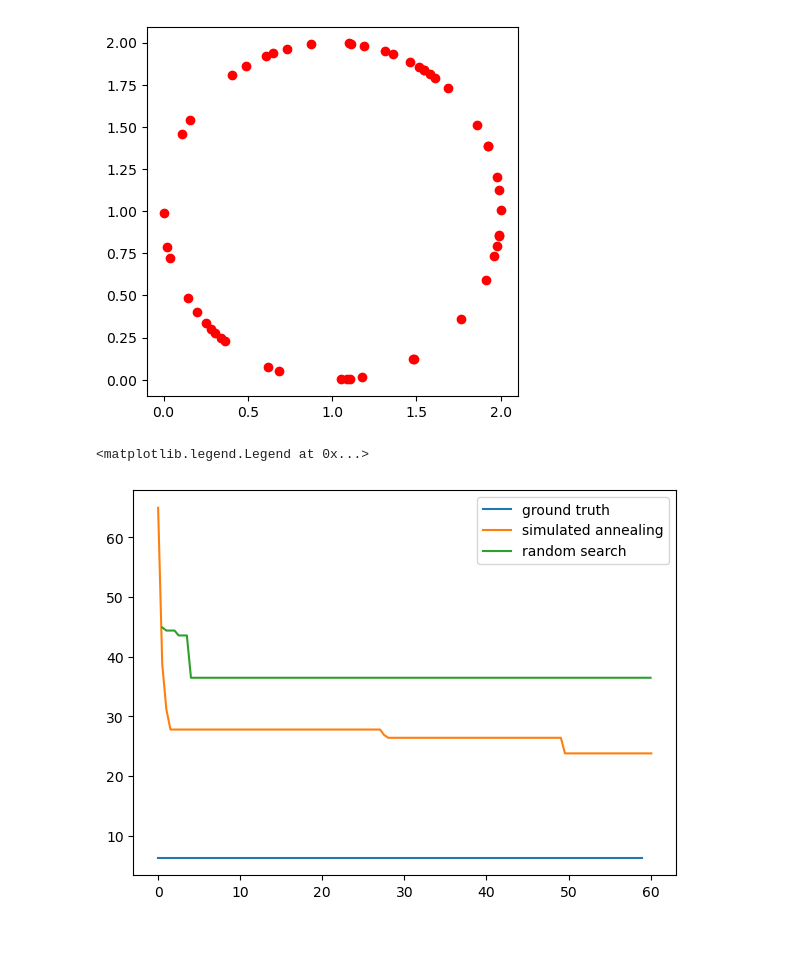
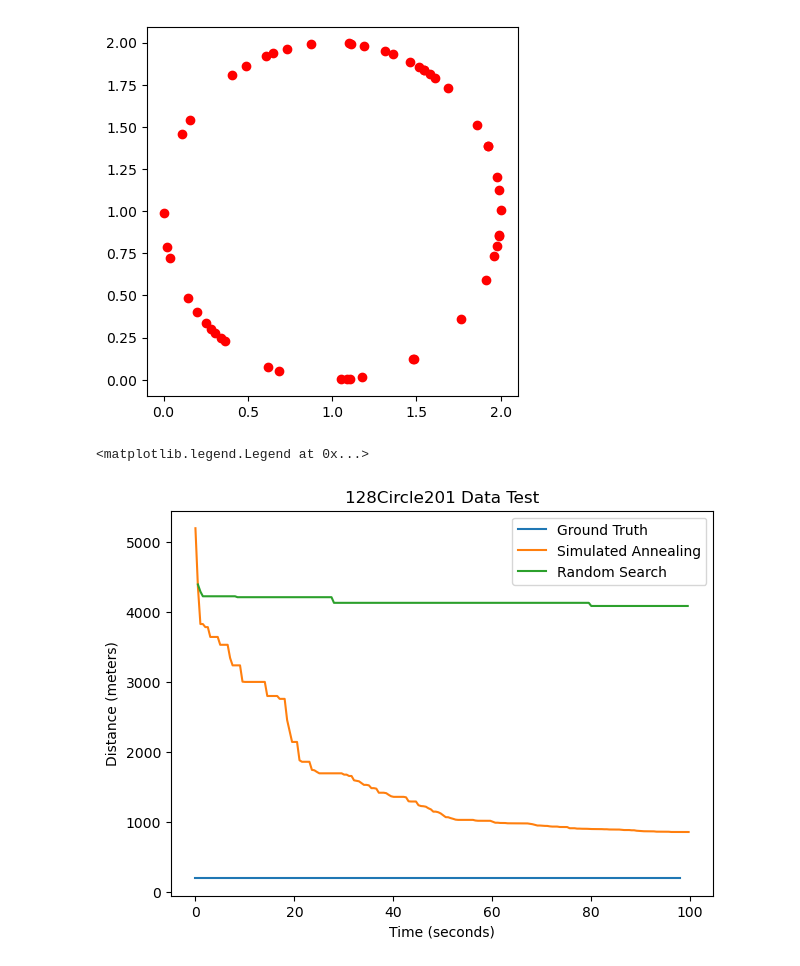
Before and after one commit to jakecreate/cs179m-project1-tsp, a Jupyter notebook: notebooks/experiment_track.ipynb, the cells around one changed output. Cells and saved outputs as stored; diff of their text form; code cells hidden in the pictures; blank space fills up the shorter version.

Commit message:
add random search output

```diff
--- a/notebooks/experiment_track.ipynb
+++ b/notebooks/experiment_track.ipynb
@@ -20,15 +20,22 @@ plt.show()
 # np.savetxt(f'../data/circle.txt', np.vstack([x,y]).T)
 min_dist = 2*np.pi
 # %%
-X_sa = np.loadtxt('../experiment/simulated_annealing_EXP_24.txt')
-X_rs = np.loadtxt('../experiment/random_search_EXP_37.txt')
+X_sa = np.loadtxt('../experiment/128Circle201.txt_EXP_861.txt')
+X_rs = np.loadtxt('../experiment/128Circle201.txt_EXP_4088.txt')
+
+sam_100 = X_sa[:, 0] <= 100
+rsm_100 = X_rs[:, 0] <= 100
+X_sa = X_sa[sam_100]
+X_rs = X_rs[rsm_100]
 # %%
 fig, ax = plt.subplots(figsize=(7,5))
-ax.plot(np.full(int(np.max(X_sa[:, 0])), 2*np.pi), label='ground truth')
-ax.plot(X_sa[:, 0], X_sa[:, 1], label='simulated annealing')
-ax.plot(X_rs[:, 0], X_rs[:, 1], label='random search')
-
+ax.plot(np.full(int(np.max(X_sa[:, 0])), 201), label='Ground Truth')
+ax.plot(X_sa[:, 0], X_sa[:, 1], label='Simulated Annealing')
+ax.plot(X_rs[:, 0], X_rs[:, 1], label='Random Search')
+ax.set_ylabel('Distance (meters)')
+ax.set_xlabel('Time (seconds)')
+ax.set_title('128Circle201 Data Test')
 plt.legend()
 # %% [output]
 <matplotlib.legend.Legend at 0x...>
-[figure, old version]
+[figure, new version]
```
Also changed, not shown: parts of 1 cell of this notebook, 2 other files.
